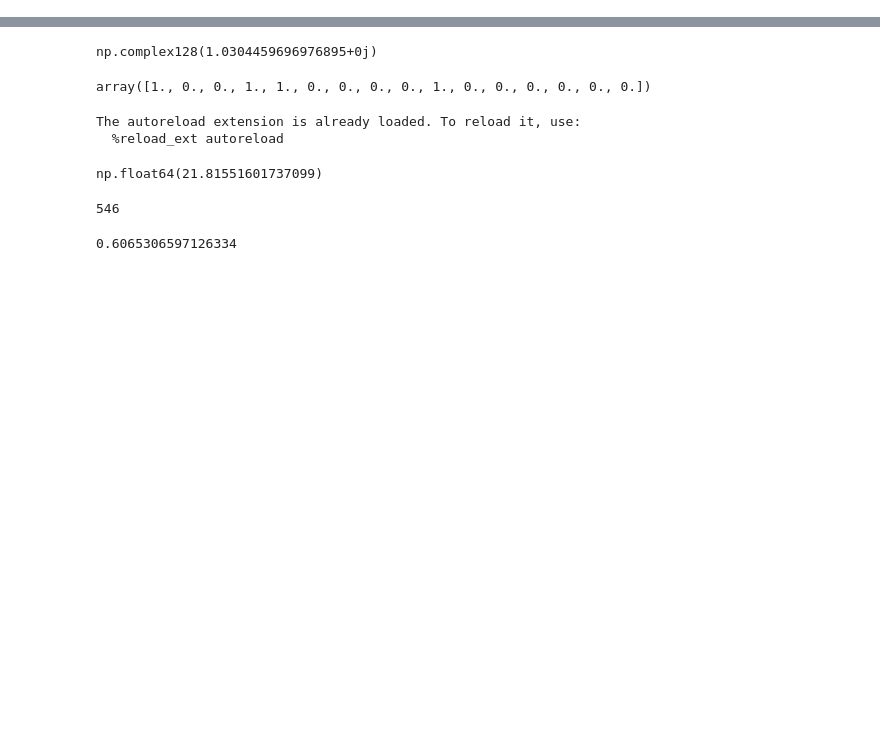
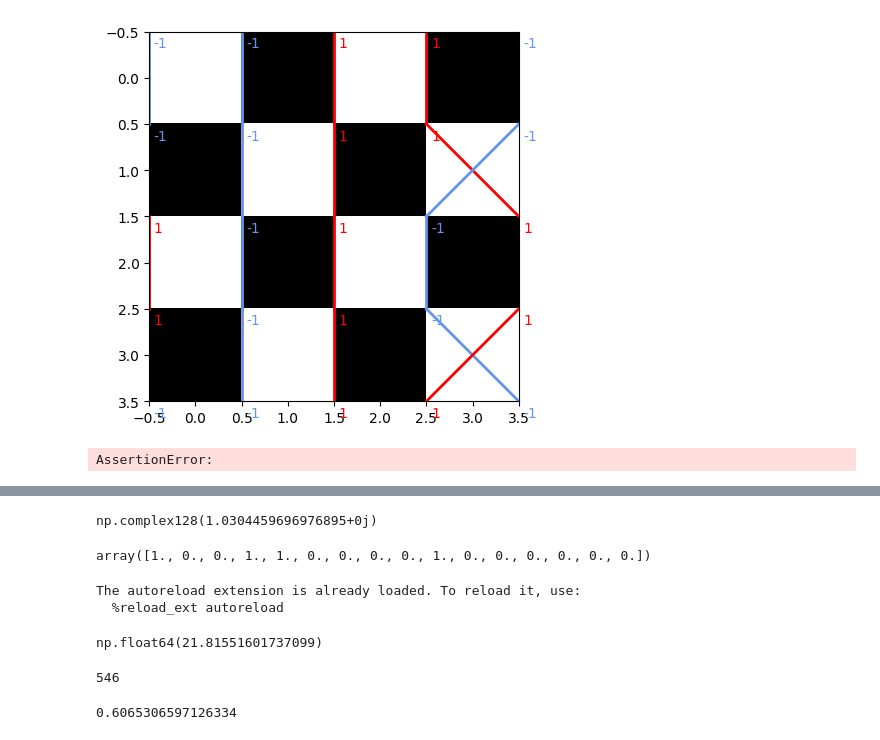
Before and after one commit to Jaymun723/quantum-monte-carlo, a Jupyter notebook: victor.ipynb, the cells around one changed output, grey strips where cells are left out. Saved outputs shown, nothing was run; the diff lists cells and outputs as text; code cells hidden in the pictures; blank space fills up the shorter version.

```diff
--- a/victor.ipynb
+++ b/victor.ipynb
@@ -5,3 +16,15 @@ from tqdm import tqdm
+# %%
+w.draw()
+# %% [output]
+[figure, added]
+# %%
+line = local_move(w)
+updated_w = w.copy()
+for loc in line:
+    updated_w.spins[loc] *= -1
+updated_w.debug()
+# %% [output]
+AssertionError:
 # %%
 Jx = 2.0
 Jz = 1.0
```
Also changed, not shown: parts of 5 cells of this notebook, 2 other files.
